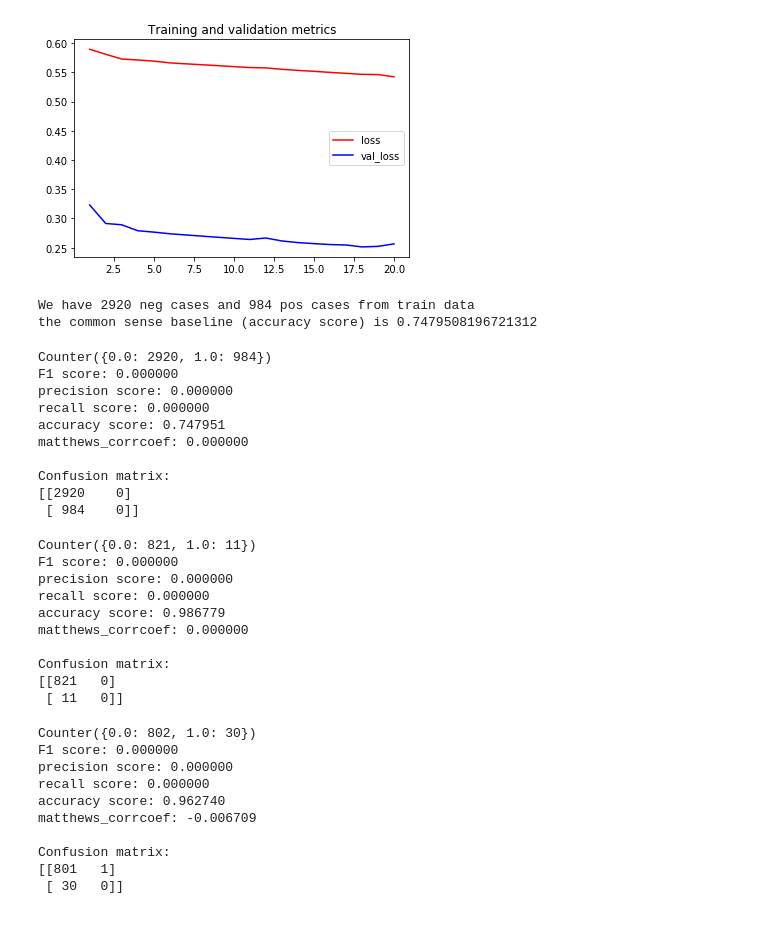
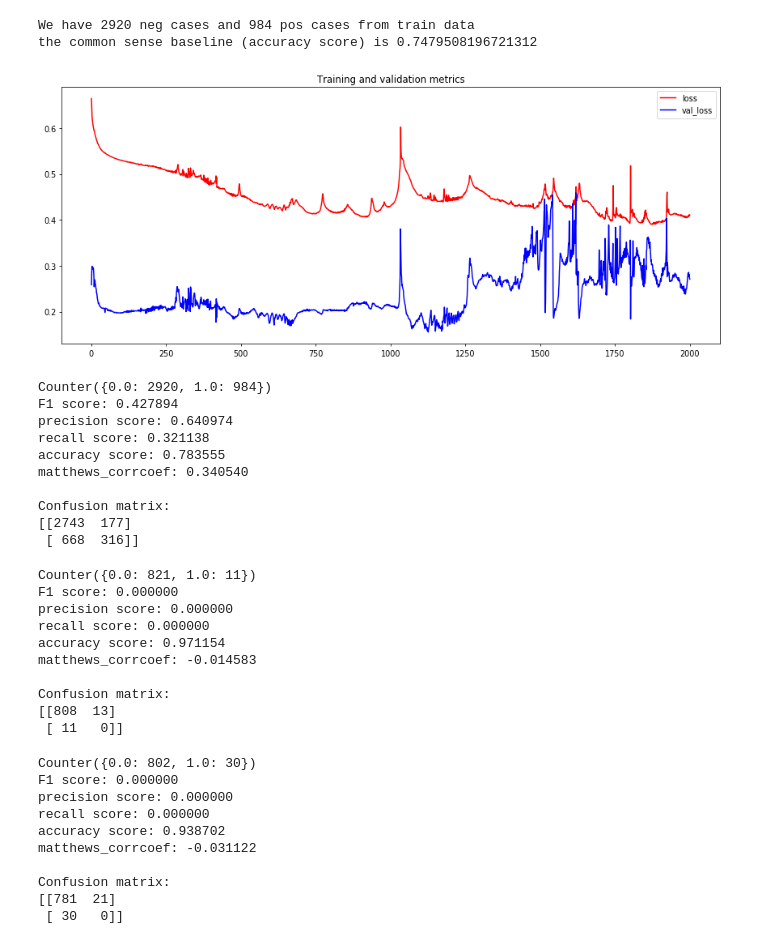
Before and after one commit to KevinChenROC/tw_financial_crisis_prediction, a Jupyter notebook: models/fc_model.ipynb, the cells around one changed output. Cells and saved outputs as stored; diff of their text form; code cells hidden in the pictures.

Commit message:
Refactr fc_model and its utils. Add LSTM baseline model

```diff
--- a/models/fc_model.ipynb
+++ b/models/fc_model.ipynb
@@ -65,22 +65,13 @@ test_gen = generator_for_binary_classifier(dataset.to_numpy(),
                       batch_size=params.BATCH_SIZE,
                       interval_label=True)
 # %%
-#build s FC model from the book
+def fc_model(hidden_units, n_layeres, epochs, l2_weight, input_shape):
+    model = Sequential()
+    model.add(Flatten(input_shape=input_shape))
 
-input_shape = (params.LOOKBACK//params.STEP, dataset.shape[-1] )
+    for _ in range(n_layeres):
+        model.add(Dense(hidden_units, activation='relu', kernel_regularizer=regularizers.l2(l2_weight)))
 
-model = Sequential()
-model.add(Flatten(input_shape=input_shape))
-model.add(Dense(32, activation='relu'))
-model.add(Dense(32, activation='relu'))
-model.add(Dense(1, activation='sigmoid'))
-
-model.compile(optimizer='adam', loss='binary_crossentropy', metrics=['accuracy'])
-print(model.summary())
-
-# #fit the model
-history = model.fit_generator(train_gen,
-                    steps_per_epoch=train_steps,
-                    validation_data=val_gen,
-                    validation_steps=val_steps,
-                    epochs=20, verbose=1)
+    model.add(Dense(1, activation='sigmoid'))
+    model.compile(optimizer='adam', loss='binary_crossentropy', metrics=['accuracy'])
+    return model
@@ -105,7 +78,3 @@ Epoch 20/20
-# %%
-plot_train_validation_metric(history, 'loss', 'val_loss')
-# %% [output]
-[figure, removed]
 # %%
 neg = 2762+158
 pos = 177+807
@@ -114,6 +83,25 @@ print("the common sense baseline (accuracy score) is {0}".format(neg/(pos+neg)))
 # %% [output]
 We have 2920 neg cases and 984 pos cases from train data
 the common sense baseline (accuracy score) is 0.7479508196721312
+# %%
+#hyperparameters
+hidden_units = 32
+epochs = 2000
+n_layers=4
+l2_weight = 0.0005
+
+model = fc_model(hidden_units, n_layers, epochs, l2_weight, input_shape)
+
+# #fit the model
+history = model.fit_generator(train_gen,
+                    steps_per_epoch=train_steps,
+                    validation_data=val_gen,
+                    validation_steps=val_steps,
+                    epochs=epochs, verbose=0)
+
+plot_train_validation_metric(history, 'loss', 'val_loss')
+# %% [output]
+[figure, added]
 # %%
 #Make predictions for train set
 
@@ -123,15 +111,15 @@ print(collections.Counter(Y))
 print_report_for_binary_classfier(Y, probs_to_binary_classes(Y_pred))
 # %% [output]
 Counter({0.0: 2920, 1.0: 984})
-F1 score: 0.000000
-precision score: 0.000000
-recall score: 0.000000
-accuracy score: 0.747951
-matthews_corrcoef: 0.000000
+F1 score: 0.427894
+precision score: 0.640974
+recall score: 0.321138
+accuracy score: 0.783555
+matthews_corrcoef: 0.340540
 
 Confusion matrix:
-[[2920    0]
- [ 984    0]]
+[[2743  177]
+ [ 668  316]]
 # %%
 #Make predictions from dev set
 X, Y = generator_to_samples_and_targets(val_gen, val_steps)
@@ -143,11 +131,11 @@ Counter({0.0: 821, 1.0: 11})
 F1 score: 0.000000
 precision score: 0.000000
 recall score: 0.000000
-accuracy score: 0.986779
-matthews_corrcoef: 0.000000
+accuracy score: 0.971154
+matthews_corrcoef: -0.014583
 
 Confusion matrix:
-[[821   0]
+[[808  13]
  [ 11   0]]
 # %%
 #Make predictions for test set
@@ -160,9 +148,9 @@ Counter({0.0: 802, 1.0: 30})
 F1 score: 0.000000
 precision score: 0.000000
 recall score: 0.000000
-accuracy score: 0.962740
-matthews_corrcoef: -0.006709
+accuracy score: 0.938702
+matthews_corrcoef: -0.031122
 
 Confusion matrix:
-[[801   1]
+[[781  21]
  [ 30   0]]
```
Also changed, not shown: parts of 7 cells of this notebook, 2 other files.
